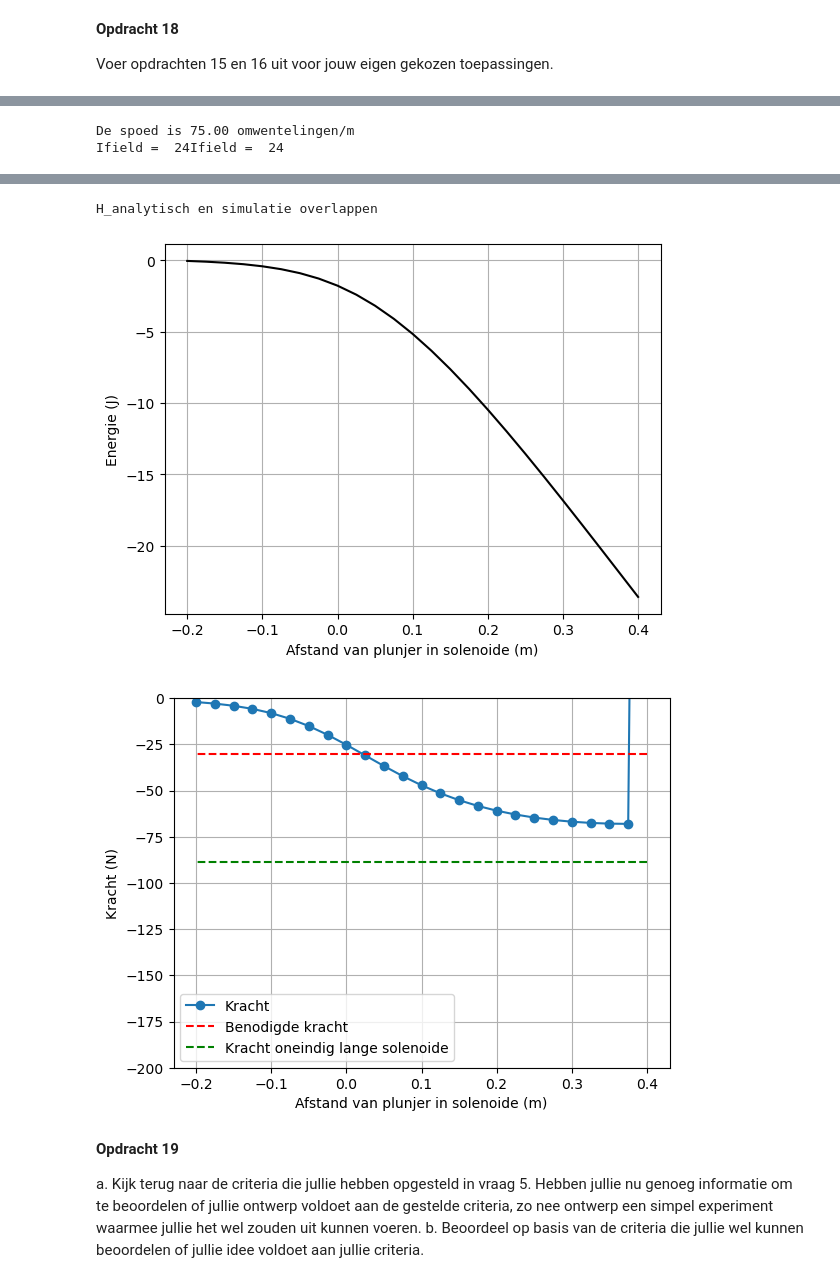
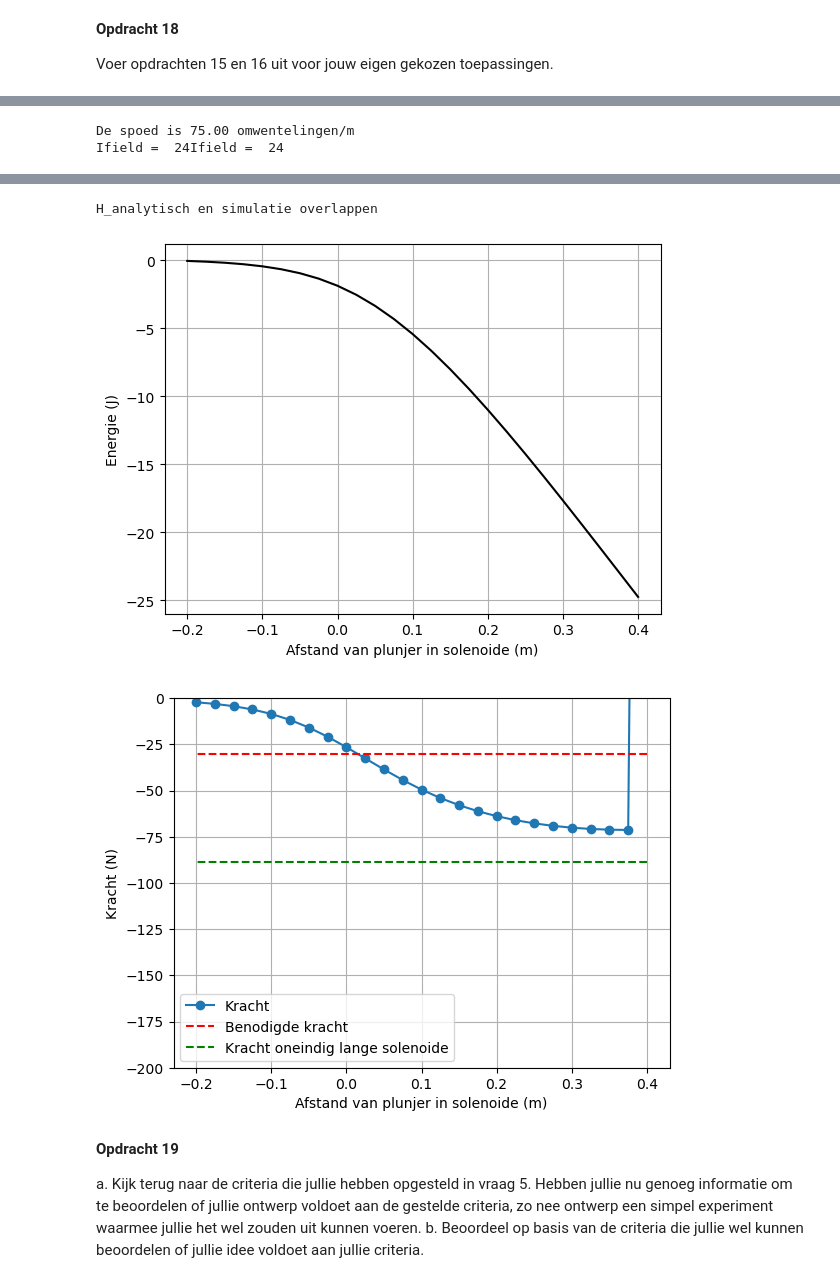
Before and after one commit to ElisabethMijnders/opdrachten-DEF-D-EM, a Jupyter notebook: DigitaleOntwerpopdrachten/2KrachtactuatorOpdracht/2KrachtactuatorOpdracht/KrachtactuatorOpdracht.ipynb, the cells around one changed output, grey strips where cells are left out. Cells and saved outputs as stored; diff of their text form; code cells hidden in the pictures.

```diff
--- a/DigitaleOntwerpopdrachten/2KrachtactuatorOpdracht/2KrachtactuatorOpdracht/KrachtactuatorOpdracht.ipynb
+++ b/DigitaleOntwerpopdrachten/2KrachtactuatorOpdracht/2KrachtactuatorOpdracht/KrachtactuatorOpdracht.ipynb
@@ -482,9 +482,9 @@ c. Bereken de spoed, in eenheden van aantal omwentelingen per meter, en print di
 l_draad = Ld_max_deur # Lengte draad
 r_sol = 0.010 # Straal solenoide
 L_sol = 0.10 # Lengte solenoide
-aantal_omwentelingen = l_draad/(2*np.pi*r_sol)# Aantal wikkeling
-aantal_omwentelingen = round(aantal_omwentelingen)
-N=10000 #aantal punten
+aantal_omwentelingen =500 # l_draad/(2*np.pi*r_sol)# Aantal wikkeling
+#aantal_omwentelingen = round(aantal_omwentelingen)
+N=100000 #aantal punten
 x,y,z=parametrisatie(N,r_sol,aantal_omwentelingen,L_sol)
 
 # Enkele plots
@@ -625,9 +625,9 @@ Voer opdrachten 15 en 16 uit voor jouw eigen gekozen toepassingen.
 l_draad = Ld_max_slot #33.66 # Lengte draad
 r_sol_1 = 0.209 # Straal solenoide
 L_sol_1 = 0.12 #0.01 # Lengte solenoide
-aantal_omwentelingen_1 = l_draad/(2*np.pi*r_sol_1)# Aantal wikkeling
-aantal_omwentelingen_1 = round(aantal_omwentelingen_1)
-N=1000 #aantal punten
+aantal_omwentelingen_1 = 50 #l_draad/(2*np.pi*r_sol_1)# Aantal wikkeling
+#aantal_omwentelingen_1 = round(aantal_omwentelingen_1)
+N=10000 #aantal punten
 x,y,z=parametrisatie(N,r_sol_1,aantal_omwentelingen_1,L_sol_1)
 
 #spoed berekenen aantal omwentelingen per meter
@@ -709,9 +709,9 @@ H_analytisch en simulatie overlappen
 l_draad = Ld_max_plant #33.66 # Lengte draad
 r_sol_2 = 0.20 # Straal solenoide
 L_sol_2 = 0.8 #0.05 # Lengte solenoide
-aantal_omwentelingen_2 = l_draad/(2*np.pi*r_sol_2)# Aantal wikkeling
-aantal_omwentelingen_2 = round(aantal_omwentelingen_2)
-N=1000 #aantal punten
+aantal_omwentelingen_2 = 60 #l_draad/(2*np.pi*r_sol_2)# Aantal wikkeling
+#aantal_omwentelingen_2 = round(aantal_omwentelingen_2)
+N=10000 #aantal punten
 x,y,z=parametrisatie(N,r_sol_2,aantal_omwentelingen_2,L_sol_2)
 
 #spoed berekenen aantal omwentelingen per meter
@@ -787,6 +787,6 @@ Ifield =  24Ifield =  24
 H_analytisch en simulatie overlappen
-[figure, old version]
+[figure, new version]
-[figure, old version]
+[figure, new version]
 # %% [markdown]
 **Opdracht 19**
 
```
Also changed, not shown: parts of 8 cells of this notebook.
